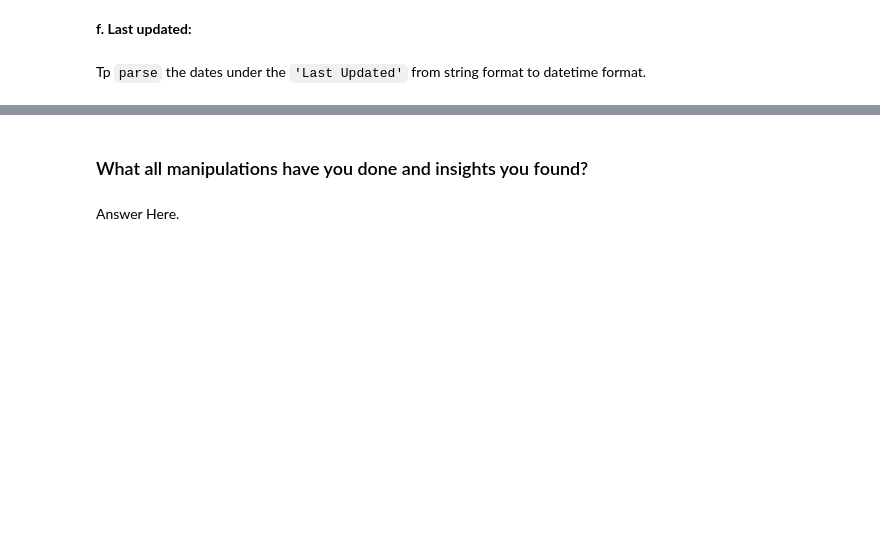
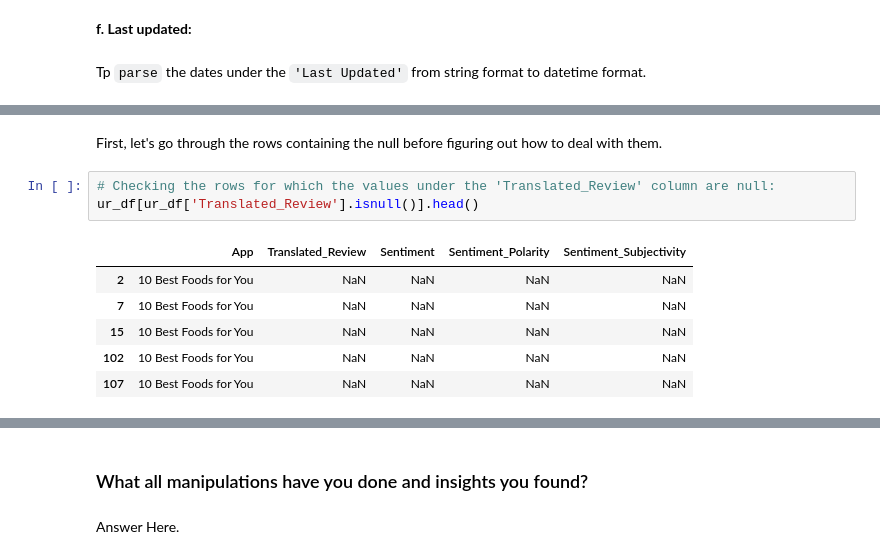
Before and after one commit to dipankarsahu1000/Play-Store-App-Review-Analysis, a Jupyter notebook: Play_Store_App_Review_Analysis.ipynb, the cells around one changed output, grey strips where cells are left out. Saved outputs shown, nothing was run; the diff lists cells and outputs as text; blank space fills up the shorter version.

```diff
--- a/Play_Store_App_Review_Analysis.ipynb
+++ b/Play_Store_App_Review_Analysis.ipynb
@@ -874,0 +905,12 @@ Tp `parse` the dates under the `'Last Updated'` from string format to datetime f
+# %% [markdown]
+First, let's go through the rows containing the null before figuring out how to deal with them.
+# %%
+# Checking the rows for which the values under the 'Translated_Review' column are null:
+ur_df[ur_df['Translated_Review'].isnull()].head()
+# %% [output]
+|  | App | Translated_Review | Sentiment | Sentiment_Polarity | Sentiment_Subjectivity |
+| 2 | 10 Best Foods for You | NaN | NaN | NaN | NaN |
+| 7 | 10 Best Foods for You | NaN | NaN | NaN | NaN |
+| 15 | 10 Best Foods for You | NaN | NaN | NaN | NaN |
+| 102 | 10 Best Foods for You | NaN | NaN | NaN | NaN |
+| 107 | 10 Best Foods for You | NaN | NaN | NaN | NaN |
```
Also changed, not shown: parts of 45 cells of this notebook.
